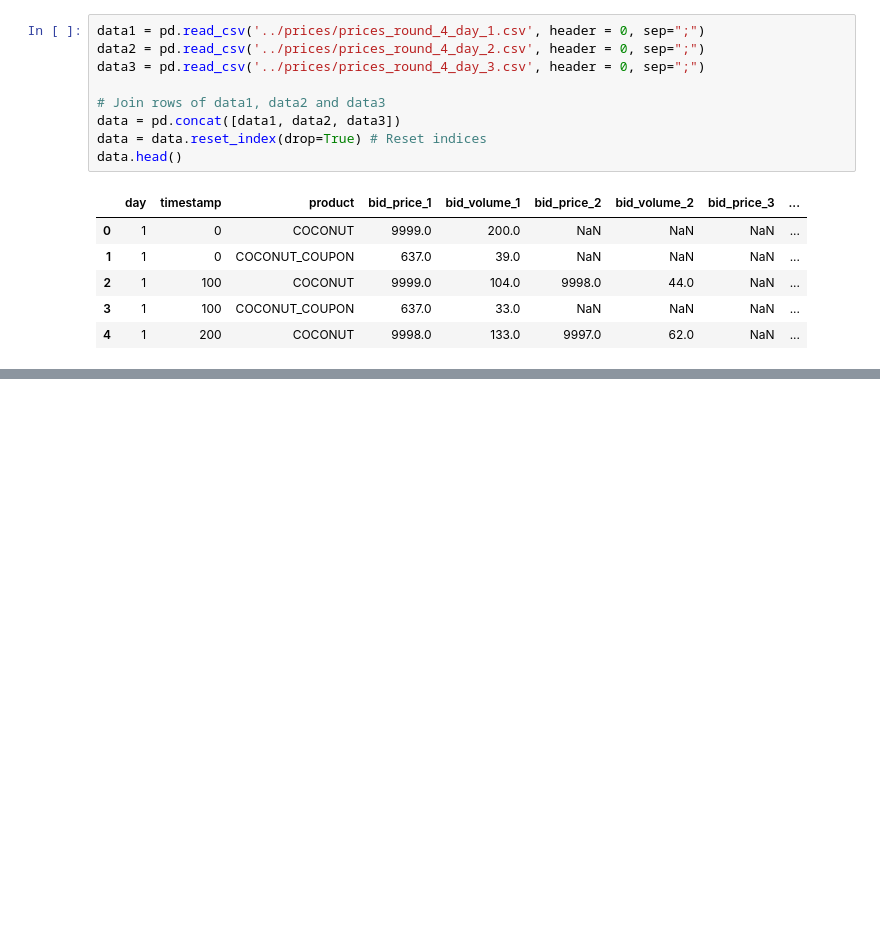
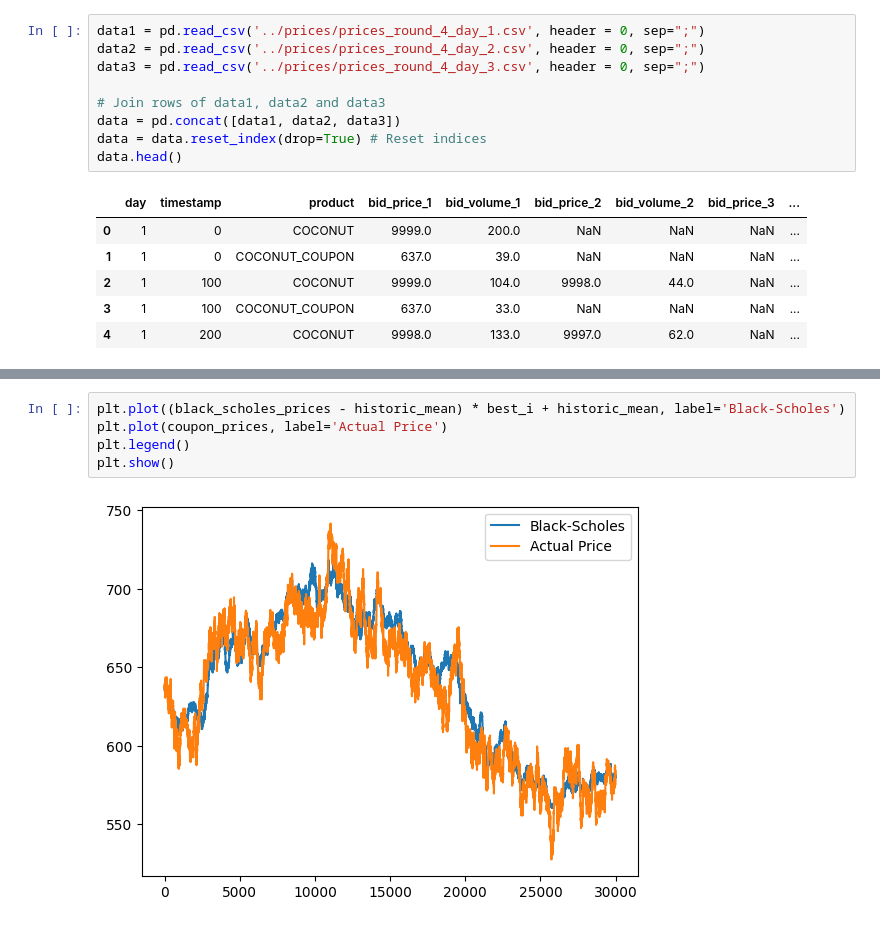
Before and after one commit to Gael-BB/Prosperity2, a Jupyter notebook: research/round4/analysis.ipynb, the cells around one changed output, grey strips where cells are left out. Drawn from its saved outputs; the diff is of its cells as text; blank space fills up the shorter version.

```diff
--- a/research/round4/analysis.ipynb
+++ b/research/round4/analysis.ipynb
@@ -20,0 +68,7 @@ data.head()
+# %%
+plt.plot((black_scholes_prices - historic_mean) * best_i + historic_mean, label='Black-Scholes')
+plt.plot(coupon_prices, label='Actual Price')
+plt.legend()
+plt.show()
+# %% [output]
+[figure, added]
```
Also changed, not shown: parts of 10 cells of this notebook, 1 other file.
